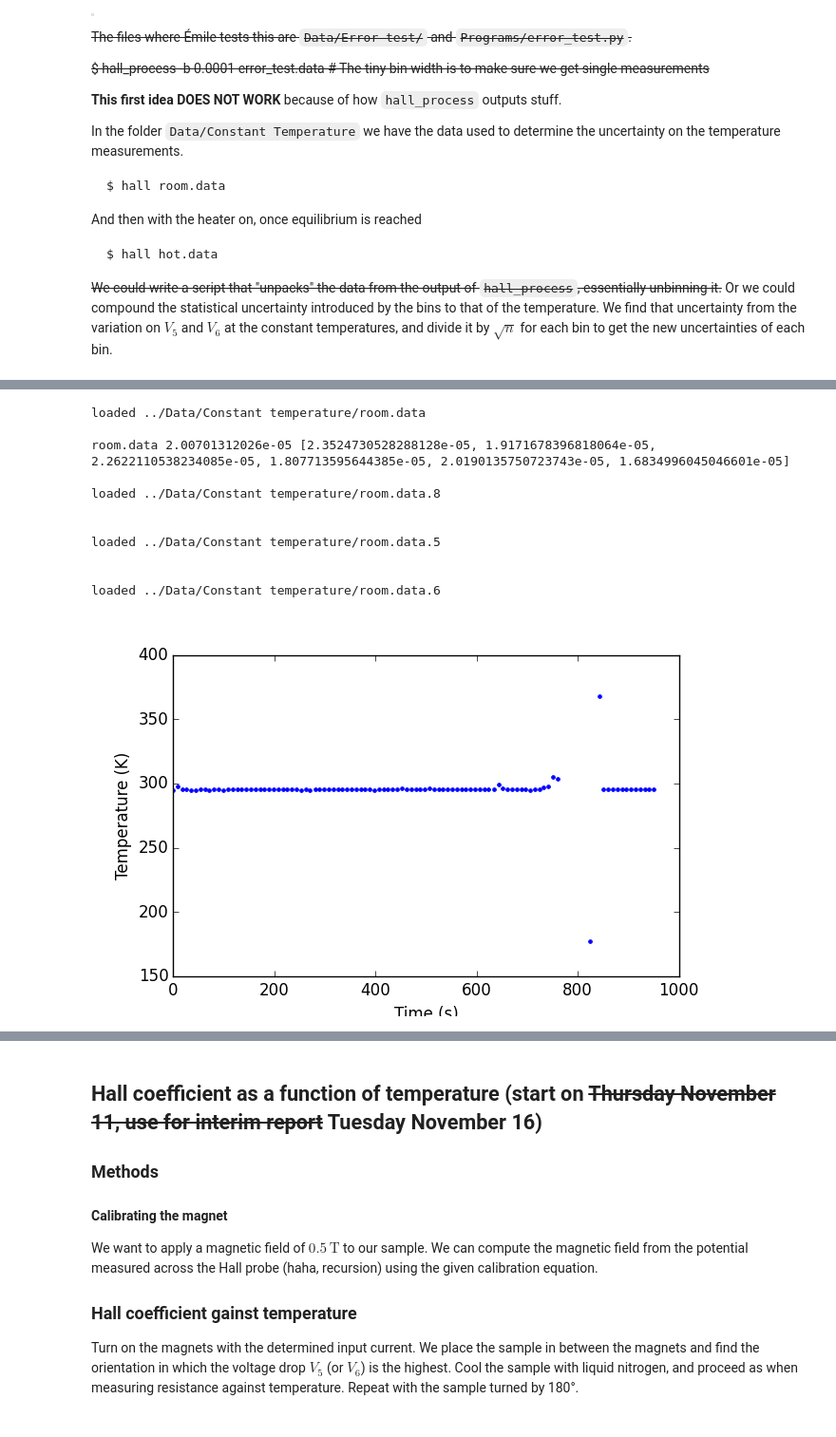
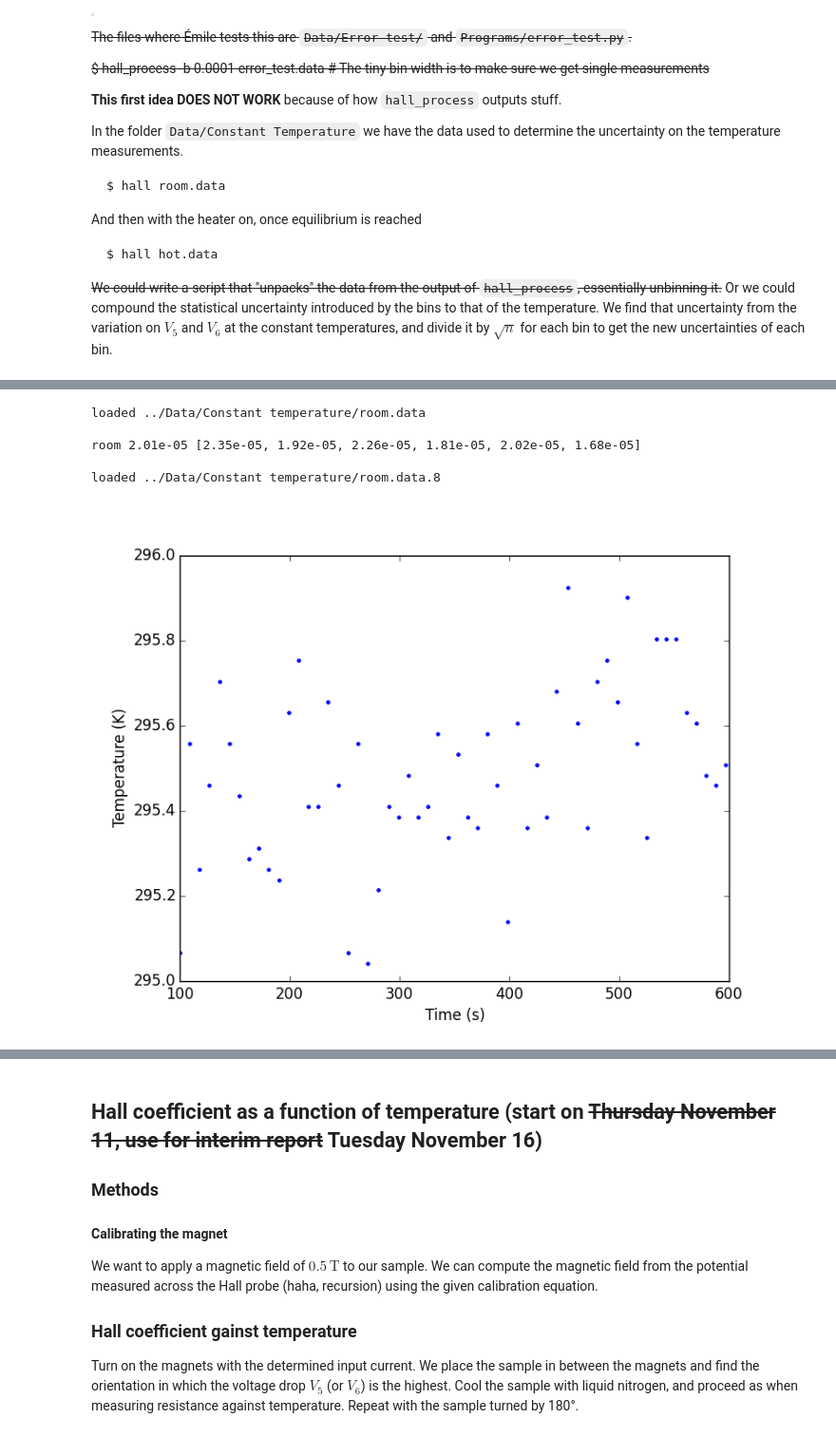
Before and after one commit to ejetzer/hall, a Jupyter notebook: Outline/Lab Outline.ipynb, the cells around one changed output, grey strips where cells are left out. Shown at 95% size. Drawn from its saved outputs; the diff is of its cells as text; code cells hidden in the pictures.

```diff
--- a/Outline/Lab Outline.ipynb
+++ b/Outline/Lab Outline.ipynb
@@ -247,31 +221,18 @@ And then with the heater on, once equilibrium is reached
 # %%
 reload(error_test)
 reload(simple_plot)
 
 data_file = '../Data/Constant temperature/room.data'
 room_err, room_errs = error_test.make_error(data_file, xin=(100, 600))
-print 'room.data', room_err, room_errs
-simple_plot.simple_plot(data_file+'.8', xlabel='Time (s)', ylabel='Temperature (K)')
-simple_plot.simple_plot(data_file+'.5', xlabel='Temperature (K)', ylabel='Potential (V)')
-simple_plot.simple_plot(data_file+'.6', xlabel='Temperature (K)', ylabel='Potential (V)')
-fig1 = Image('../Graphs/Simple plots/room.data.8.png')
-#fig2 = Image('../Graphs/Simple plots/room.data.5.png')
-#fig3 = Image('../Graphs/Simple plots/room.data.6.png')
+print 'room {:1.2e} [{:1.2e}, {:1.2e}, {:1.2e}, {:1.2e}, {:1.2e}, {:1.2e}]'.format(room_err, *room_errs)
+simple_plot.simple_plot(data_file+'.8', xlabel='Time (s)', ylabel='Temperature (K)', xmin=100, xmax=600)
+Image('../Graphs/Simple plots/room.data.8.png')
 # %% [output]
 loaded ../Data/Constant temperature/room.data
 
-room.data 2.00701312026e-05 [2.3524730528288128e-05, 1.9171678396818064e-05, 2.2622110538234085e-05, 1.807713595644385e-05, 2.0190135750723743e-05, 1.6834996045046601e-05]
+room 2.01e-05 [2.35e-05, 1.92e-05, 2.26e-05, 1.81e-05, 2.02e-05, 1.68e-05]
 
 loaded ../Data/Constant temperature/room.data.8
-
-
-loaded ../Data/Constant temperature/room.data.5
-
-
-loaded ../Data/Constant temperature/room.data.6
+[figure, added]
-# %%
-fig1
-# %% [output]
-[figure, removed]
 # %%
 data_file = '../Data/Constant temperature/hot.data'
```
Also changed, not shown: parts of 29 cells of this notebook, 53 other files.
